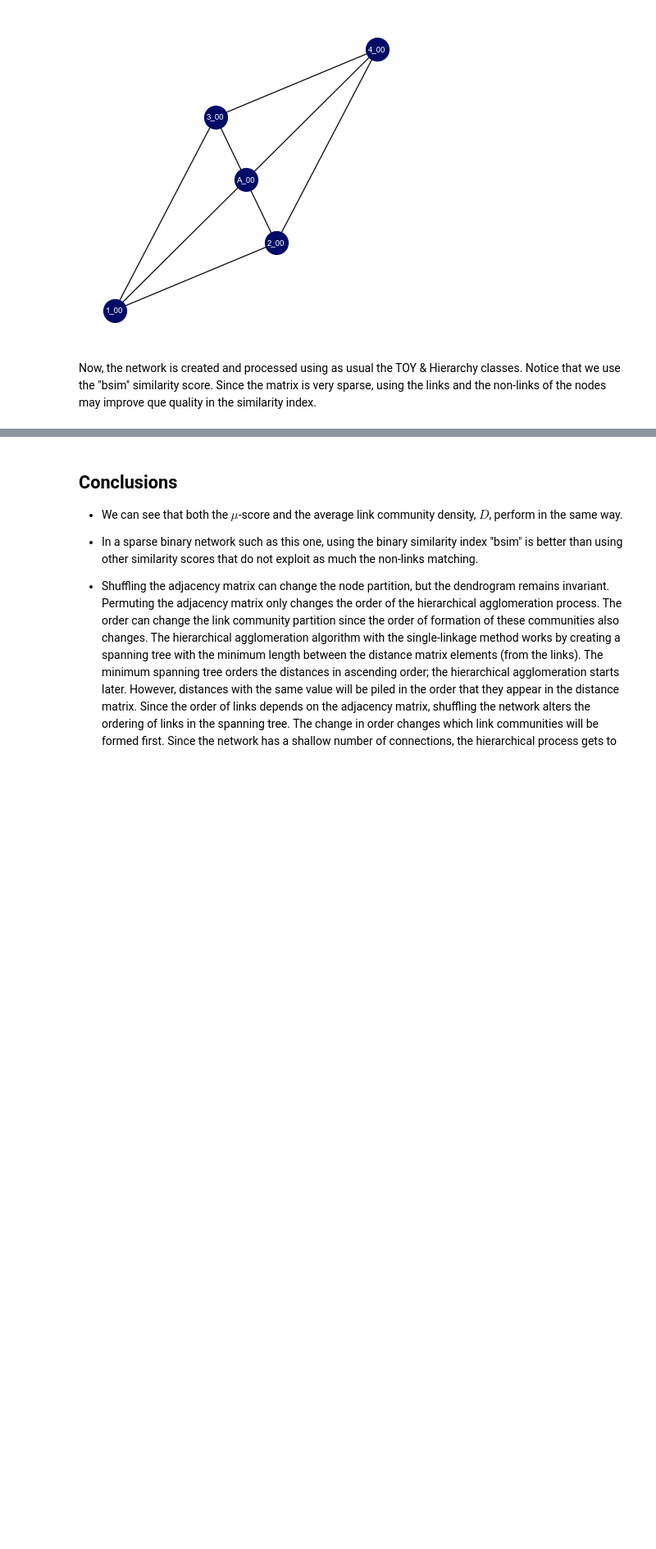
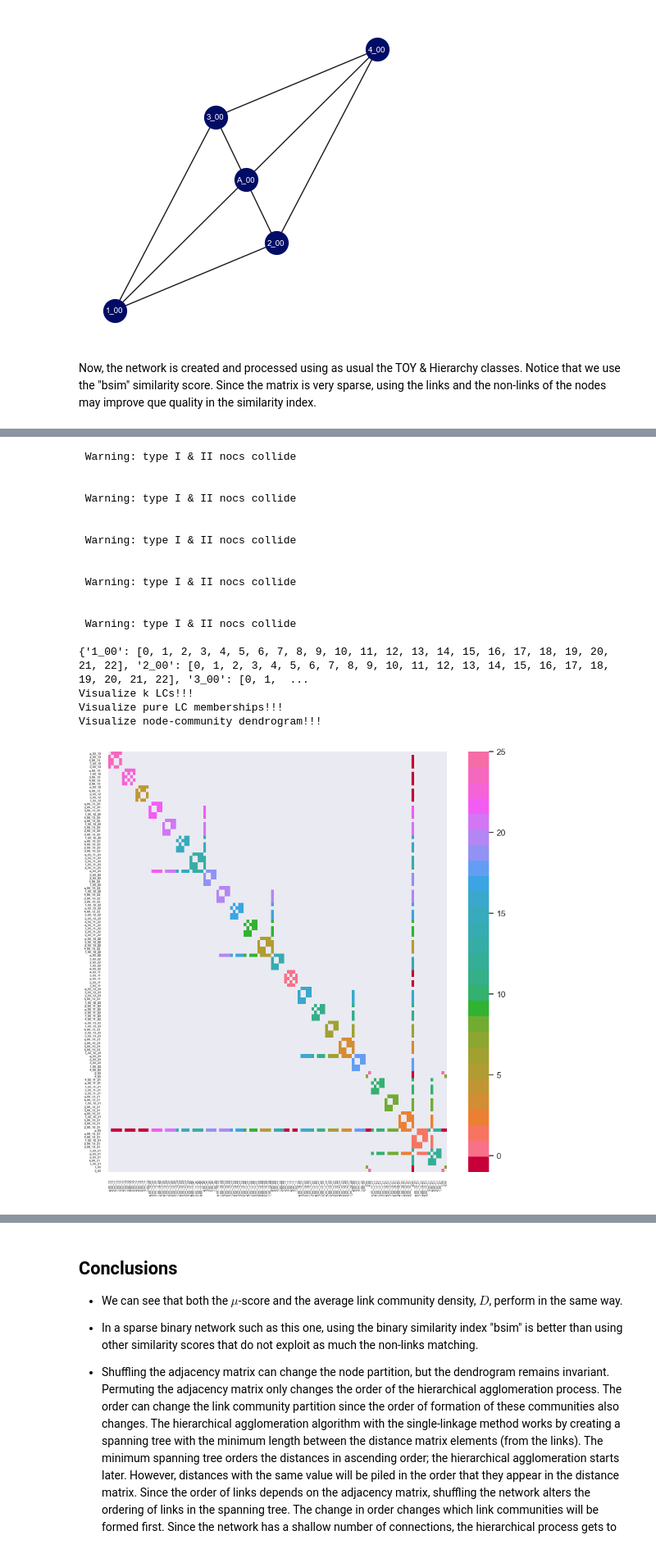
Before and after one commit to mrtnzrm2/LinkNodeCommunity, a Jupyter notebook: HSF_example.ipynb, the cells around one changed output, grey strips where cells are left out. Shown at 82% size. Cells and saved outputs as stored; diff of their text form; code cells hidden in the pictures; blank space fills up the shorter version.

```diff
--- a/HSF_example.ipynb
+++ b/HSF_example.ipynb
@@ -245,0 +260,40 @@ Visualize node-community dendrogram!!!
+# %%
+for score in opt_score:
+  K, R = get_best_kr(score, H)
+  r = R[K == np.min(K)][0]
+  k = K[K == np.min(K)][0]
+  rlabels = get_labels_from_Z(H.Z, r)
+  _, nocs_membership = H.get_ocn_discovery(k, rlabels)
+  print(nocs_membership)
+  plot_h.lcmap_dendro(
+    [k], cmap_name="husl", font_size=4,
+    figheight=10, figwidth=10
+  )
+  plot_h.lcmap_pure(
+    [k], cmap_name="husl",
+    labels = rlabels, font_size=4,
+    figheight=10, figwidth=10
+  )
+  plot_h.core_dendrogram(
+    [r], cmap_name="husl"
+  )
+# %% [output]
+ Warning: type I & II nocs collide
+
+
+ Warning: type I & II nocs collide
+
+
+ Warning: type I & II nocs collide
+
+
+ Warning: type I & II nocs collide
+
+
+ Warning: type I & II nocs collide
+
+{'1_00': [0, 1, 2, 3, 4, 5, 6, 7, 8, 9, 10, 11, 12, 13, 14, 15, 16, 17, 18, 19, 20, 21, 22], '2_00': [0, 1, 2, 3, 4, 5, 6, 7, 8, 9, 10, 11, 12, 13, 14, 15, 16, 17, 18, 19, 20, 21, 22], '3_00': [0, 1,  ...
+Visualize k LCs!!!
+Visualize pure LC memberships!!!
+Visualize node-community dendrogram!!!
+[figure, added]
```
Also changed, not shown: parts of 4 cells of this notebook, 9 other files.
